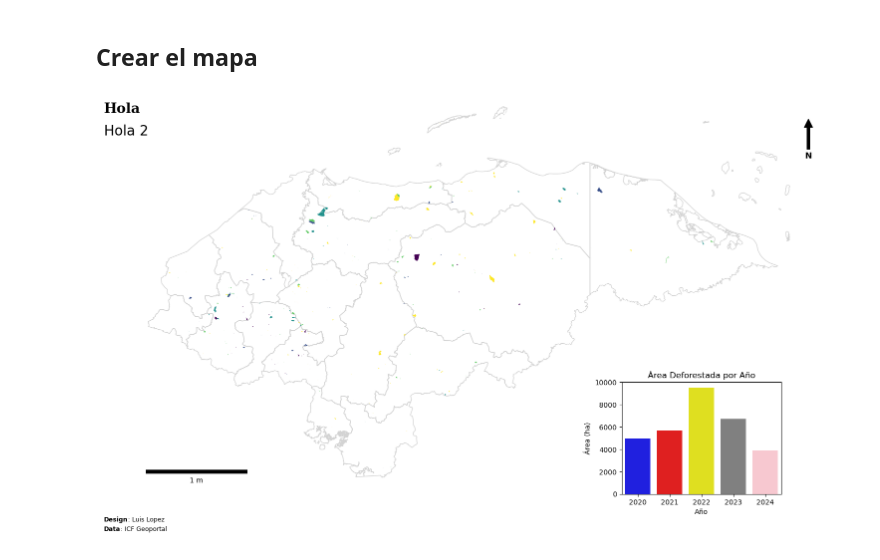
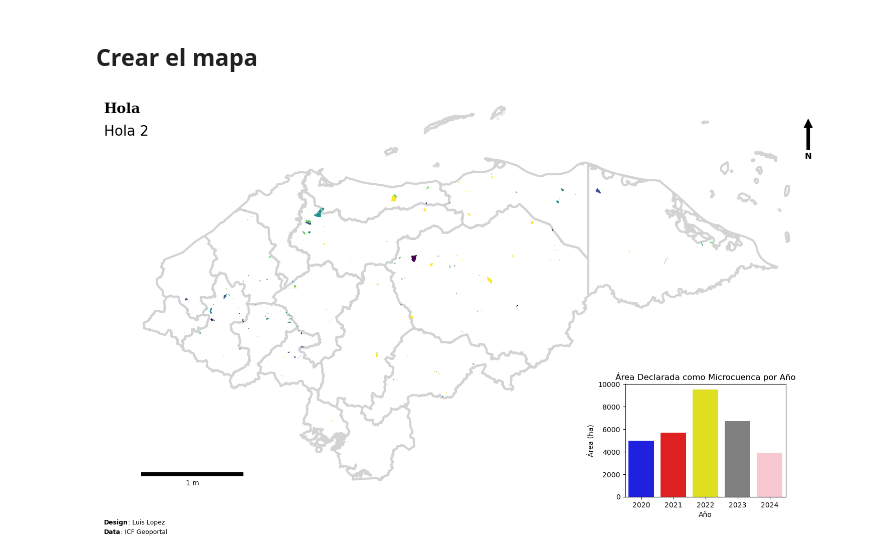
Before and after one commit to lalgonzales/scriptsVarios, a Jupyter notebook: notebooks/day_map_challenge.ipynb, the cells around one changed output. Cells and saved outputs as stored; diff of their text form; code cells hidden in the pictures.

```diff
--- a/notebooks/day_map_challenge.ipynb
+++ b/notebooks/day_map_challenge.ipynb
@@ -131,7 +165,7 @@ hn.total_bounds
 fig, ax = plt.subplots(1, 1, figsize=(16, 9))
 
 # Crear el plot para los limites de departamentos
-hn.plot(ax=ax, column="depto", edgecolor="lightgrey", linewidth=1, facecolor="none")
+hn.plot(ax=ax, column="depto", edgecolor="lightgrey", linewidth=3, facecolor="none")
 
 # Agregar las microcuendas y dar color por los anios
 gdf_wgs64.plot(ax=ax, column="anio_decla")
@@ -167,32 +201,32 @@ mini_ax = ax.inset_axes(bounds=(0.7, 0.1, 0.20, 0.25), transform=fig.transFigure
 # mini_ax.axis("off")
 sns.barplot(
     data=df_acumulado,
     x="anio_decla",
     y="area_ha",
     palette=["blue", "red", "yellow", "gray", "pink"],
     ax=mini_ax,
     hue="anio_decla",
     legend=False
 )
 
 # Personalizar el bar plot
-mini_ax.set_title('Área Deforestada por Año')
+mini_ax.set_title('Área Declarada como Microcuenca por Año')
 mini_ax.set_xlabel('Año')
 mini_ax.set_ylabel('Área (ha)')
 # mini_ax.invert_yaxis()
 
 # Agregar la rosa náutica
 ax.annotate('N', xy=(0.95, 0.95), xytext=(0.95, 0.85),
              arrowprops=dict(facecolor='black', shrink=0.05),
              ha='center', va='center', fontsize=12, fontweight='bold',
              xycoords=ax.transAxes)
 
 # Agregar la escala
 scalebar = ScaleBar(1, units='m', dimension='si-length', location='lower left')
 ax.add_artist(scalebar)
 
 # display the plot
 plt.tight_layout()
 plt.show()
 # %% [output]
-[figure, old version]
+[figure, new version]
```
Also changed, not shown: parts of 5 cells of this notebook.
